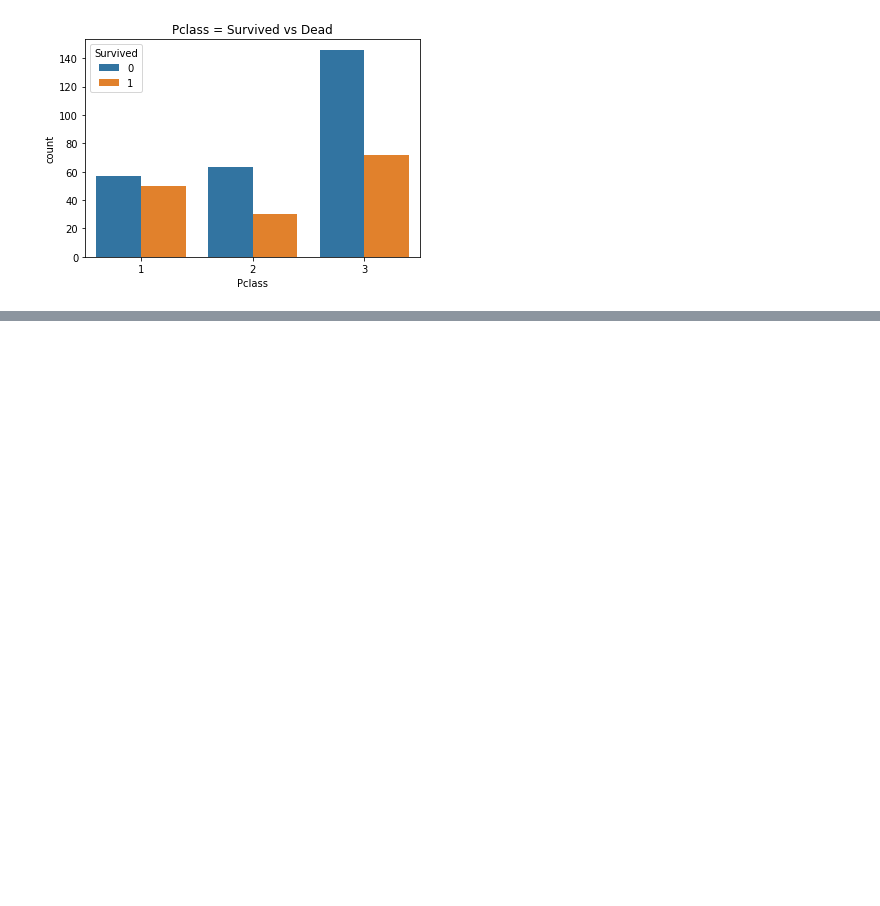
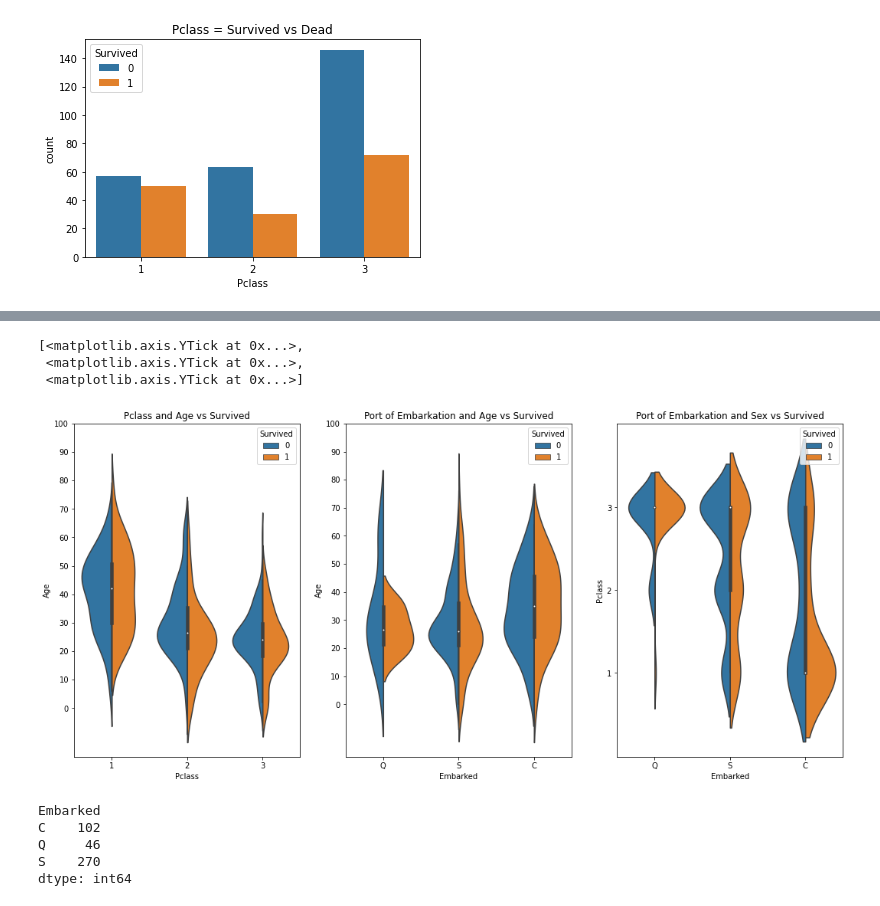
Before and after one commit to untsunts-code/titanic, a Jupyter notebook: notebooks/lalinsch.ipynb, the cells around one changed output, grey strips where cells are left out. Cells and saved outputs as stored; diff of their text form; code cells hidden in the pictures; blank space fills up the shorter version.

```diff
--- a/notebooks/lalinsch.ipynb
+++ b/notebooks/lalinsch.ipynb
@@ -127,0 +157,25 @@ plt.show()
+# %%
+f, ax=plt.subplots(1, 3, figsize=(18,8))
+sb.violinplot(x='Pclass', y='Age', hue='Survived', data=df, split=True, ax=ax[0])
+ax[0].set_title('Pclass and Age vs Survived')
+ax[0].set_yticks(range(0, 110, 10))
+sb.violinplot(x='Embarked', y='Age', hue='Survived', data=df, split=True, ax=ax[1])
+ax[1].set_title('Port of Embarkation and Age vs Survived')
+ax[1].set_yticks(range(0, 110, 10))
+sb.violinplot(x='Embarked', y='Pclass', hue='Survived', data=df, split=True, ax=ax[2])
+ax[2].set_title('Port of Embarkation and Sex vs Survived')
+ax[2].set_yticks(range(1, 4, 1))
+# %% [output]
+[<matplotlib.axis.YTick at 0x...>,
+ <matplotlib.axis.YTick at 0x...>,
+ <matplotlib.axis.YTick at 0x...>]
+[figure, added]
+# %%
+df_emb = df
+df_emb.groupby('Embarked').size()
+# %% [output]
+Embarked
+C    102
+Q     46
+S    270
+dtype: int64
```
Also changed, not shown: parts of 11 cells of this notebook.
